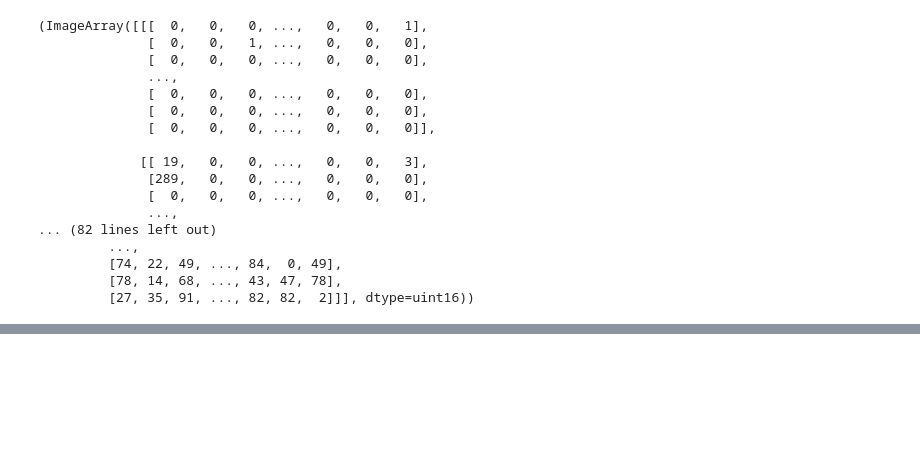
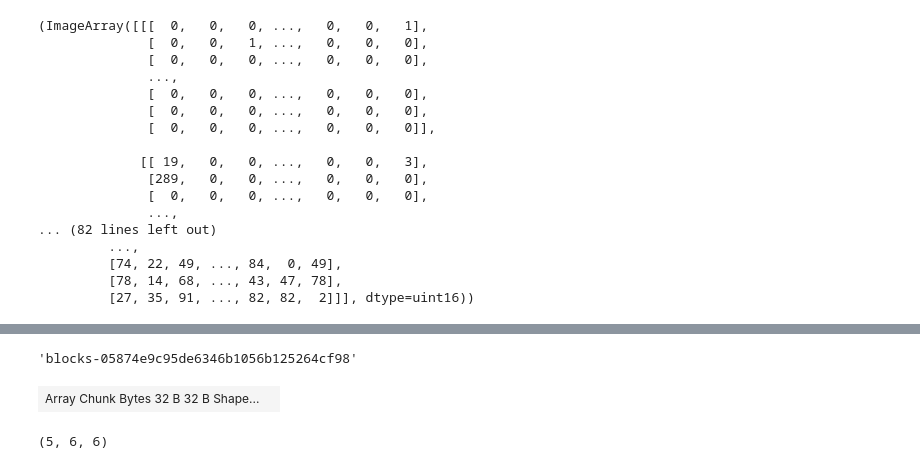
Before and after one commit to m-albert/MVRegFus, a Jupyter notebook: test_dct_weights.ipynb, the cells around one changed output, grey strips where cells are left out. Saved outputs shown, nothing was run; the diff lists cells and outputs as text; code cells hidden in the pictures; blank space fills up the shorter version.

```diff
--- a/test_dct_weights.ipynb
+++ b/test_dct_weights.ipynb
@@ -1454,0 +1556,21 @@ f,ims[0]
+# %%
+xp.blocks[0,0,0].name
+# %% [output]
+'blocks-05874e9c95de6346b1056b125264cf98'
+# %%
+b= xp.blocks[0,0,0]
+# %%
+b
+# %% [output]
+| Array Chunk Bytes 32 B 32 B Shape... |  |
+# %%
+def execute(key):
+    return x
+
+import multiprocessing
+# p = multiprocessing.Pool(processes = multiprocessing.cpu_count()-1)
+# p = multiprocessing.Pool(processes = 7)
+p = multiprocessing.Pool(processes = 8)
+p.map(execute, result_keys)
+# %% [output]
+(5, 6, 6)
```
Also changed, not shown: parts of 27 cells of this notebook, 5 other files.
